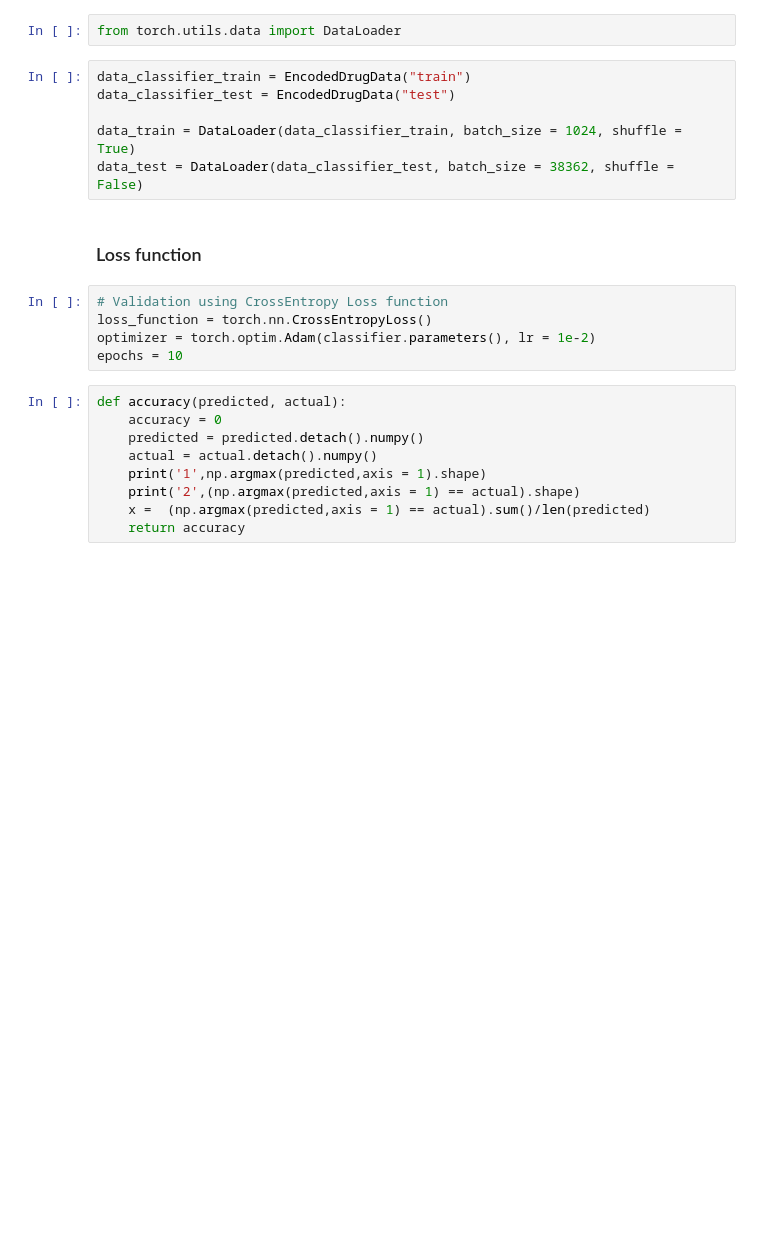
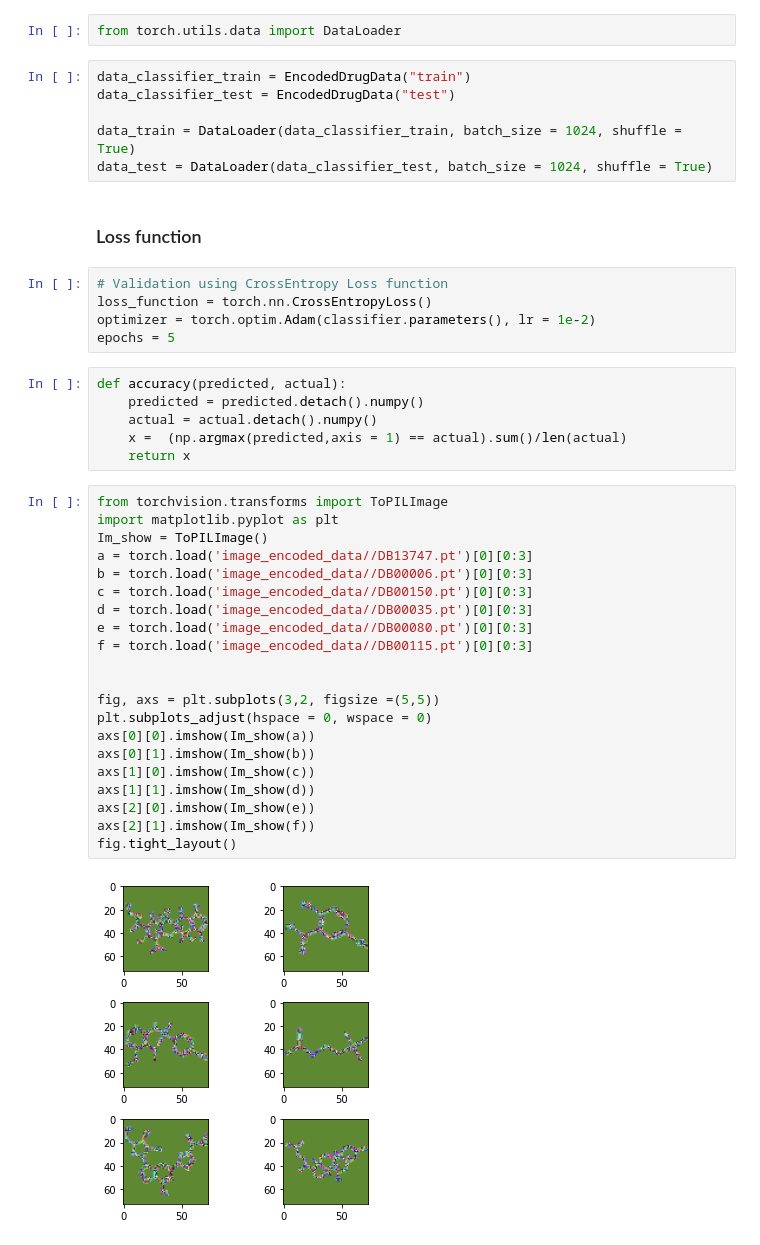
Before and after one commit to raman32/cse676project, a Jupyter notebook: Classifier.ipynb, the cells around one changed output. Cells and saved outputs as stored; diff of their text form; blank space fills up the shorter version.

```diff
--- a/Classifier.ipynb
+++ b/Classifier.ipynb
@@ -119,23 +103,43 @@ data_classifier_train = EncodedDrugData("train")
 data_classifier_test = EncodedDrugData("test")
 
 data_train = DataLoader(data_classifier_train, batch_size = 1024, shuffle = True)
-data_test = DataLoader(data_classifier_test, batch_size = 38362, shuffle = False)
+data_test = DataLoader(data_classifier_test, batch_size = 1024, shuffle = True)
 # %% [markdown]
 ### Loss function
 # %%
 # Validation using CrossEntropy Loss function
 loss_function = torch.nn.CrossEntropyLoss()
 optimizer = torch.optim.Adam(classifier.parameters(), lr = 1e-2)
-epochs = 10
+epochs = 5
 # %%
 def accuracy(predicted, actual):
-    accuracy = 0
     predicted = predicted.detach().numpy()
     actual = actual.detach().numpy()
-    print('1',np.argmax(predicted,axis = 1).shape)
-    print('2',(np.argmax(predicted,axis = 1) == actual).shape)
-    x =  (np.argmax(predicted,axis = 1) == actual).sum()/len(predicted)
-    return accuracy
+    x =  (np.argmax(predicted,axis = 1) == actual).sum()/len(actual)
+    return x
+# %%
+from torchvision.transforms import ToPILImage
+import matplotlib.pyplot as plt
+Im_show = ToPILImage()
+a = torch.load('image_encoded_data//DB13747.pt')[0][0:3]
+b = torch.load('image_encoded_data//DB00006.pt')[0][0:3]
+c = torch.load('image_encoded_data//DB00150.pt')[0][0:3]
+d = torch.load('image_encoded_data//DB00035.pt')[0][0:3]
+e = torch.load('image_encoded_data//DB00080.pt')[0][0:3]
+f = torch.load('image_encoded_data//DB00115.pt')[0][0:3]
+
+
+fig, axs = plt.subplots(3,2, figsize =(5,5))
+plt.subplots_adjust(hspace = 0, wspace = 0)
+axs[0][0].imshow(Im_show(a))
+axs[0][1].imshow(Im_show(b))
+axs[1][0].imshow(Im_show(c))
+axs[1][1].imshow(Im_show(d))
+axs[2][0].imshow(Im_show(e))
+axs[2][1].imshow(Im_show(f))
+fig.tight_layout()
+# %% [output]
+[figure, added]
 # %%
 test_accuracy = []
 train_accuracy = []
```
Also changed, not shown: parts of 9 cells of this notebook, 1 other file.
